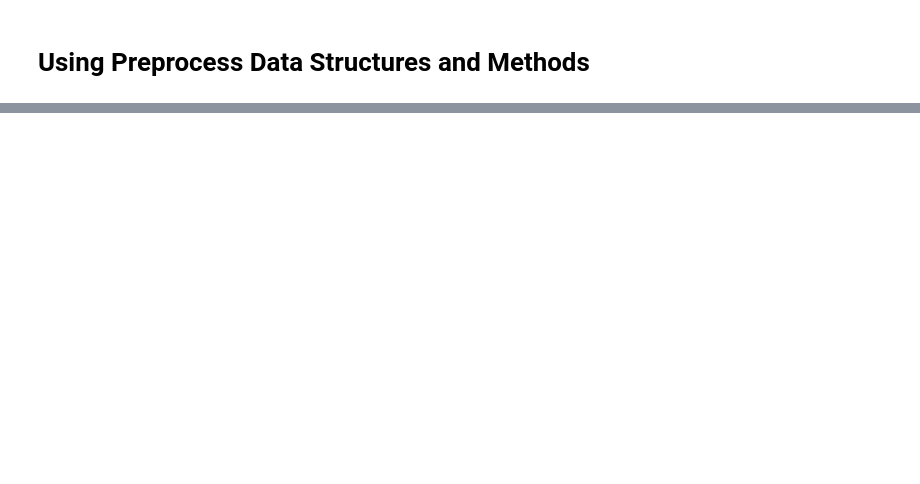
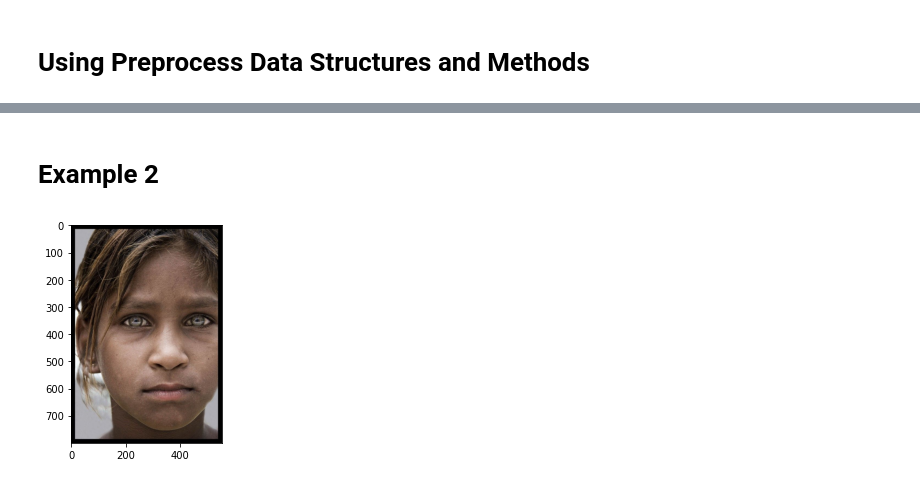
Before and after one commit to chuan2019/CNN4DetectStrabismus, a Jupyter notebook: strabismus/notebooks/Preprocess.ipynb, the cells around one changed output, grey strips where cells are left out. Saved outputs shown, nothing was run; the diff lists cells and outputs as text; code cells hidden in the pictures; blank space fills up the shorter version.

```diff
--- a/strabismus/notebooks/Preprocess.ipynb
+++ b/strabismus/notebooks/Preprocess.ipynb
@@ -78 +40,8 @@ True
+# %% [markdown]
+# Example 2
+# %%
+img = Image('../data/raw/healthy/healthy_016.jpg')
+img.show()
+# %% [output]
+[figure, added]
 # %%
```
Also changed, not shown: parts of 17 cells of this notebook, 7 other files.
